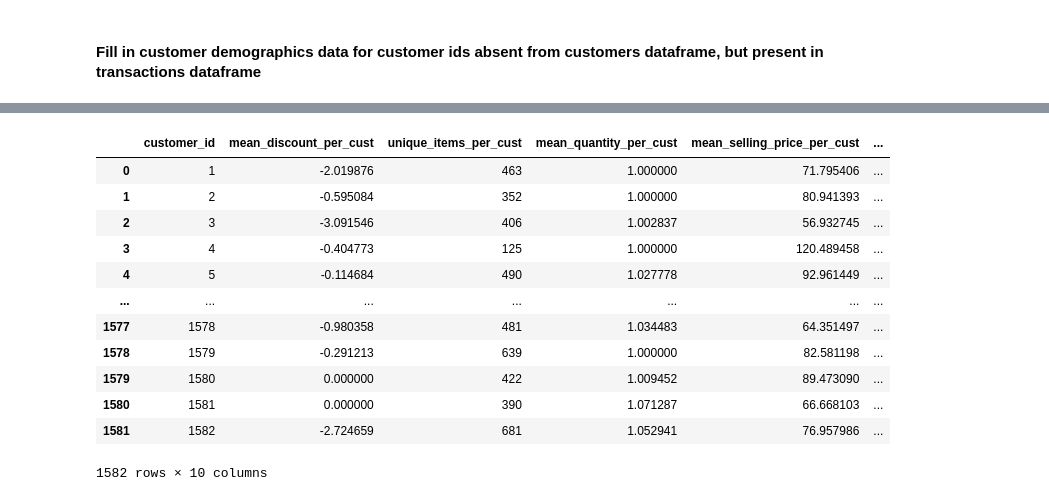
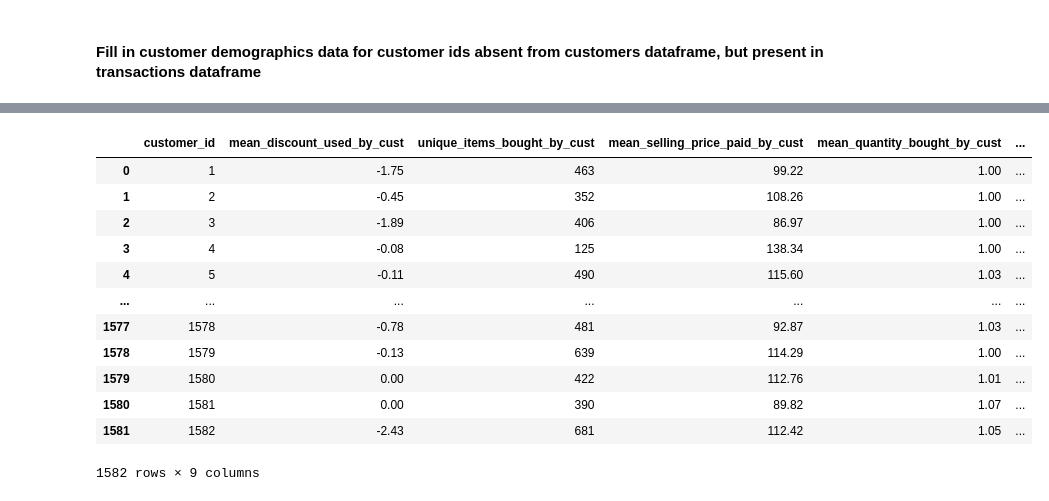
Before and after one commit to tejones/retailstoreofthefuture, a Jupyter notebook: data-mining/coupon-based/AmEx_mapped_categories_01_data_prep.ipynb, the cells around one changed output, grey strips where cells are left out. Cells and saved outputs as stored; diff of their text form; code cells hidden in the pictures.

```diff
--- a/data-mining/coupon-based/AmEx_mapped_categories_01_data_prep.ipynb
+++ b/data-mining/coupon-based/AmEx_mapped_categories_01_data_prep.ipynb
@@ -164,6 +152,0 @@ transactions.sample(5)
-# %%
-transactions.selling_price = transactions.selling_price/transactions.quantity
-transactions.other_discount = transactions.other_discount/transactions.quantity
-transactions.selling_price = transactions.selling_price + transactions.other_discount
-transactions.drop(['other_discount'], axis=1, inplace=True)
-transactions.sample(5)
@@ -439,19 +477,17 @@ pt_means
 # %%
-pt_sums = pd.pivot_table(df, index='customer_id',
-                         values=['item_id', 'quantity', 'selling_price', 'coupon_discount', 'coupon_used'],
+pt_sums = pd.pivot_table(transactions, index='customer_id',
+                         values=['quantity', 'original_price', 'coupon_discount', 'coupon_used'],
                          aggfunc={
-                             'item_id': len,
                              'quantity': np.sum,
-                             'selling_price': np.sum,
-                             'coupon_discount': np.sum,
+                             'original_price': lambda x: np.round(np.sum(x), decimals=2),
+                             'coupon_discount': lambda x: np.round(np.sum(x), decimals=2),
                              'coupon_used': np.sum
                          })
 pt_sums.reset_index(inplace=True)
 pt_sums.rename(columns={
-    'item_id': 'total_items_per_cust',
-    'quantity': 'total_quantity_per_cust',
-    'selling_price': 'total_selling_price_per_cust',
-    'coupon_discount': 'total_discount_per_cust',
-    'coupon_used': 'total_coupons_used_per_cust'}, inplace=True)
+    'quantity': 'total_quantity_bought_by_cust',
+    'original_price': 'total_price_paid_by_cust',
+    'coupon_discount': 'total_discount_used_by_cust',
+    'coupon_used': 'total_coupons_used_by_cust'}, inplace=True)
 pt_sums
 # %% [output]
@@ -470,0 +507,16 @@ pt_sums
+# %%
+pt_means = pd.pivot_table(transactions, index='customer_id',
+                          values=['item_id', 'quantity', 'original_price', 'coupon_discount'],
+                          aggfunc={
+                              'item_id': lambda x: len(set(x)),
+                              'quantity': lambda x: np.round(np.mean(x), decimals=2),
+                              'original_price': lambda x: np.round(np.mean(x), decimals=2),
+                              'coupon_discount': lambda x: np.round(np.mean(x), decimals=2)
+                          })
+pt_means.reset_index(inplace=True)
+pt_means.rename(columns={
+    'item_id': 'unique_items_bought_by_cust',
+    'quantity': 'mean_quantity_bought_by_cust',
+    'original_price': 'mean_selling_price_paid_by_cust',
+    'coupon_discount': 'mean_discount_used_by_cust'}, inplace=True)
+pt_means
@@ -471,17 +537,17 @@ pt_sums
 # %%
-cust_stats = pd.merge(pt_means, pt_sums, on='customer_id')
-cust_stats
+cust_tran_stats = pd.merge(pt_means, pt_sums, on='customer_id')
+cust_tran_stats
 # %% [output]
-|  | customer_id | mean_discount_per_cust | unique_items_per_cust | mean_quantity_per_cust | mean_selling_price_per_cust | ... |
-| 0 | 1 | -2.019876 | 463 | 1.000000 | 71.795406 | ... |
-| 1 | 2 | -0.595084 | 352 | 1.000000 | 80.941393 | ... |
-| 2 | 3 | -3.091546 | 406 | 1.002837 | 56.932745 | ... |
-| 3 | 4 | -0.404773 | 125 | 1.000000 | 120.489458 | ... |
-| 4 | 5 | -0.114684 | 490 | 1.027778 | 92.961449 | ... |
+|  | customer_id | mean_discount_used_by_cust | unique_items_bought_by_cust | mean_selling_price_paid_by_cust | mean_quantity_bought_by_cust | ... |
+| 0 | 1 | -1.75 | 463 | 99.22 | 1.00 | ... |
+| 1 | 2 | -0.45 | 352 | 108.26 | 1.00 | ... |
+| 2 | 3 | -1.89 | 406 | 86.97 | 1.00 | ... |
+| 3 | 4 | -0.08 | 125 | 138.34 | 1.00 | ... |
+| 4 | 5 | -0.11 | 490 | 115.60 | 1.03 | ... |
 | ... | ... | ... | ... | ... | ... | ... |
-| 1577 | 1578 | -0.980358 | 481 | 1.034483 | 64.351497 | ... |
-| 1578 | 1579 | -0.291213 | 639 | 1.000000 | 82.581198 | ... |
-| 1579 | 1580 | 0.000000 | 422 | 1.009452 | 89.473090 | ... |
-| 1580 | 1581 | 0.000000 | 390 | 1.071287 | 66.668103 | ... |
-| 1581 | 1582 | -2.724659 | 681 | 1.052941 | 76.957986 | ... |
+| 1577 | 1578 | -0.78 | 481 | 92.87 | 1.03 | ... |
+| 1578 | 1579 | -0.13 | 639 | 114.29 | 1.00 | ... |
+| 1579 | 1580 | 0.00 | 422 | 112.76 | 1.01 | ... |
+| 1580 | 1581 | 0.00 | 390 | 89.82 | 1.07 | ... |
+| 1581 | 1582 | -2.43 | 681 | 112.42 | 1.05 | ... |
-1582 rows × 10 columns
+1582 rows × 9 columns
```
Also changed, not shown: parts of 113 cells of this notebook, 11 other files.
